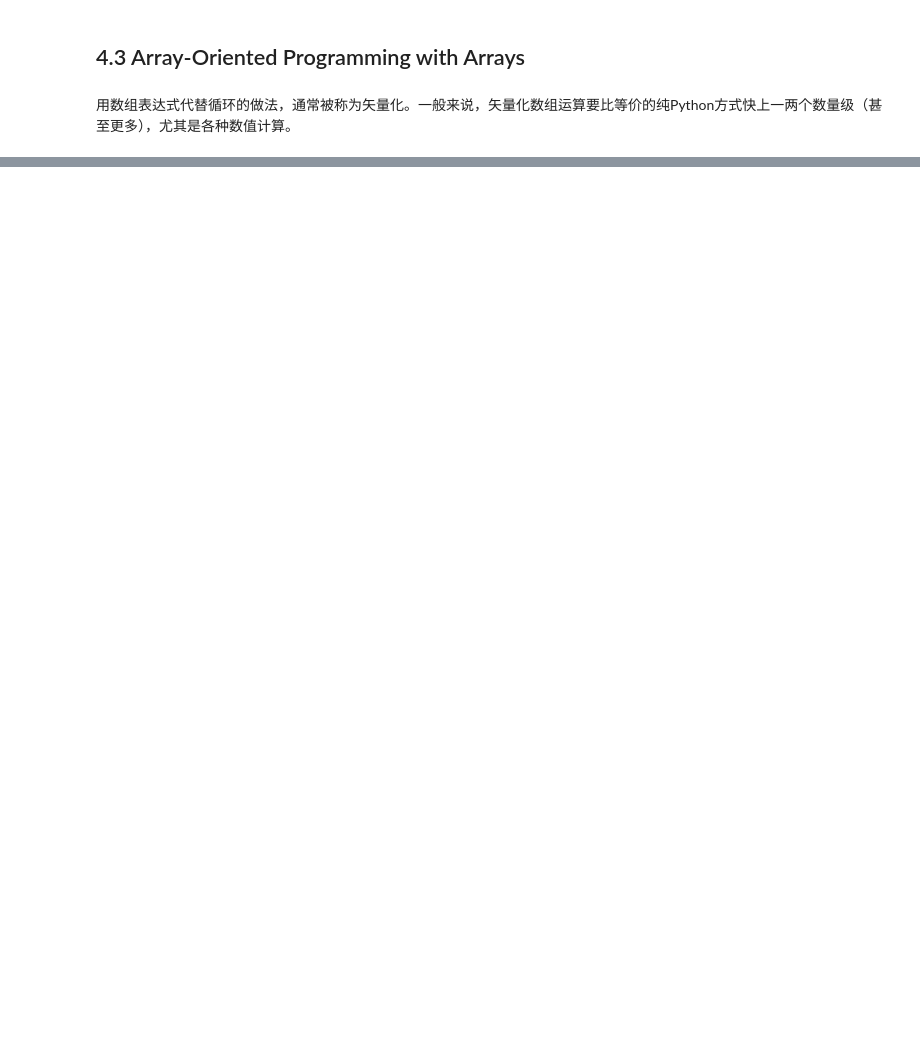
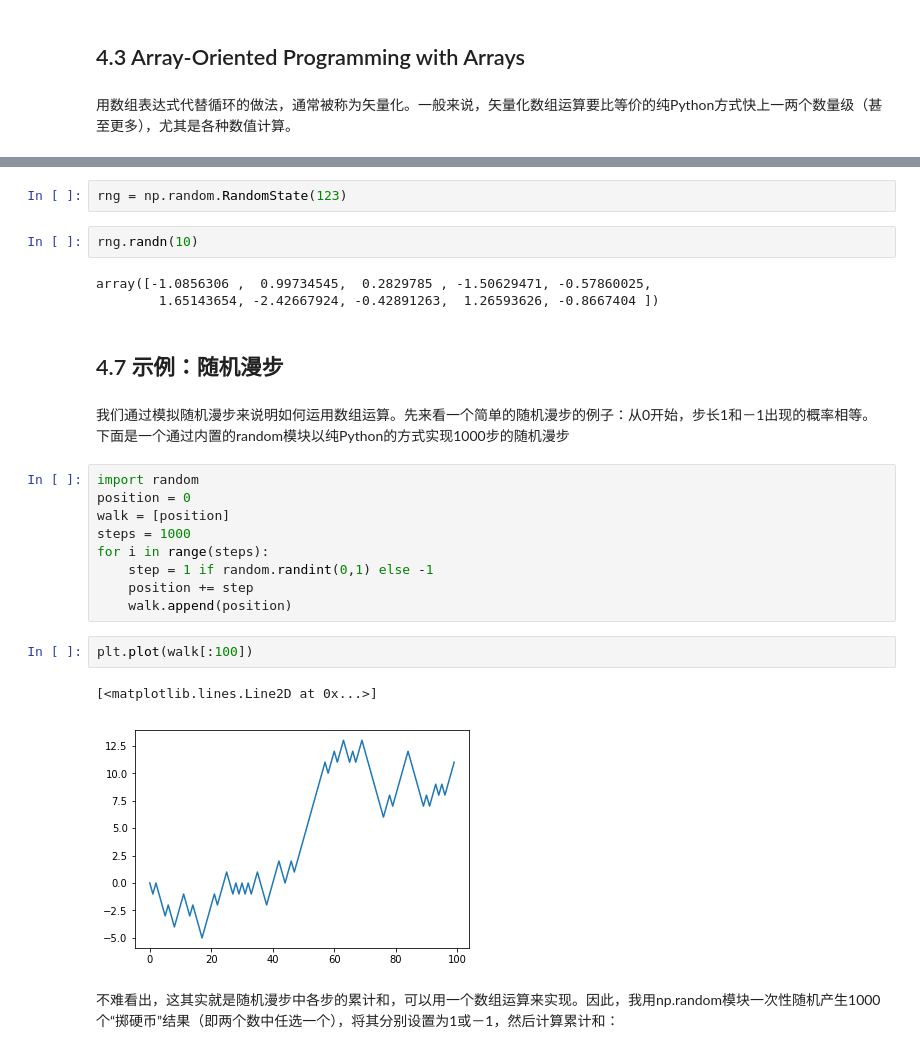
Before and after one commit to JonXia/dataAnalyze, a Jupyter notebook: pyda-2e/pyda-2e-Chap.4.ipynb, the cells around one changed output, grey strips where cells are left out. Cells and saved outputs as stored; diff of their text form; blank space fills up the shorter version.

```diff
--- a/pyda-2e/pyda-2e-Chap.4.ipynb
+++ b/pyda-2e/pyda-2e-Chap.4.ipynb
@@ -218,0 +417,28 @@ Text(0.5,1,'$\\sqrt{x^2 + y^2}$')
+# %%
+rng = np.random.RandomState(123)
+# %%
+rng.randn(10)
+# %% [output]
+array([-1.0856306 ,  0.99734545,  0.2829785 , -1.50629471, -0.57860025,
+        1.65143654, -2.42667924, -0.42891263,  1.26593626, -0.8667404 ])
+# %% [markdown]
+## 4.7 示例：随机漫步
+# %% [markdown]
+我们通过模拟随机漫步来说明如何运用数组运算。先来看一个简单的随机漫步的例子：从0开始，步长1和－1出现的概率相等。
+下面是一个通过内置的random模块以纯Python的方式实现1000步的随机漫步
+# %%
+import random
+position = 0
+walk = [position]
+steps = 1000
+for i in range(steps):
+    step = 1 if random.randint(0,1) else -1
+    position += step
+    walk.append(position)
+# %%
+plt.plot(walk[:100])
+# %% [output]
+[<matplotlib.lines.Line2D at 0x...>]
+[figure, added]
+# %% [markdown]
+不难看出，这其实就是随机漫步中各步的累计和，可以用一个数组运算来实现。因此，我用np.random模块一次性随机产生1000个“掷硬币”结果（即两个数中任选一个），将其分别设置为1或－1，然后计算累计和：
```
Also changed, not shown: parts of 55 cells of this notebook.
